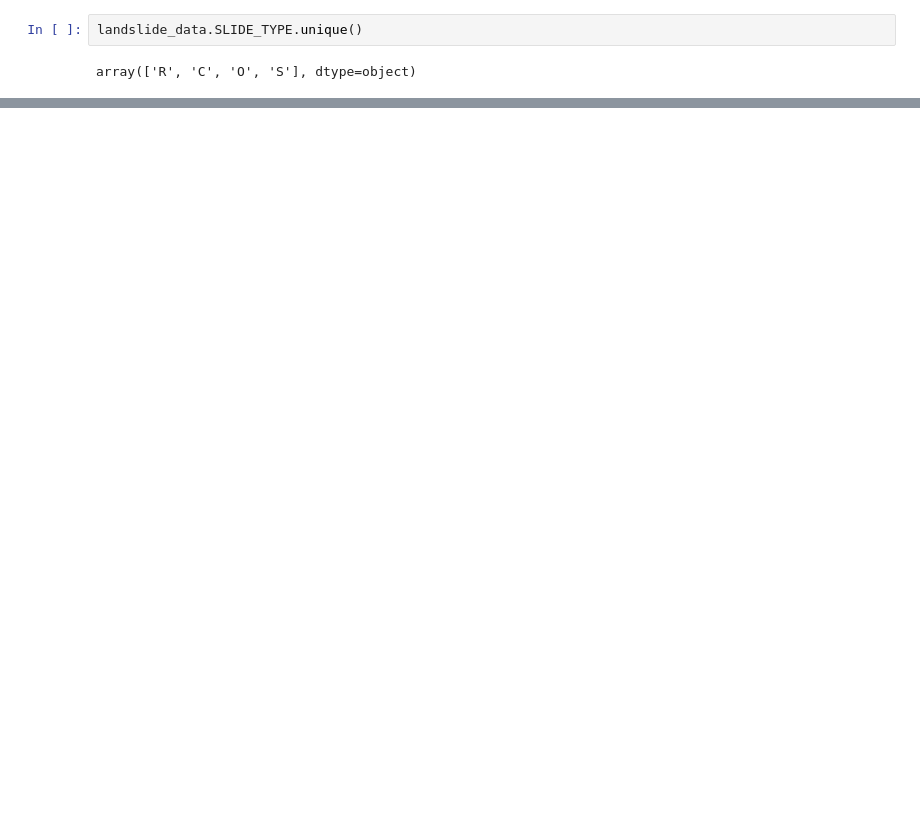
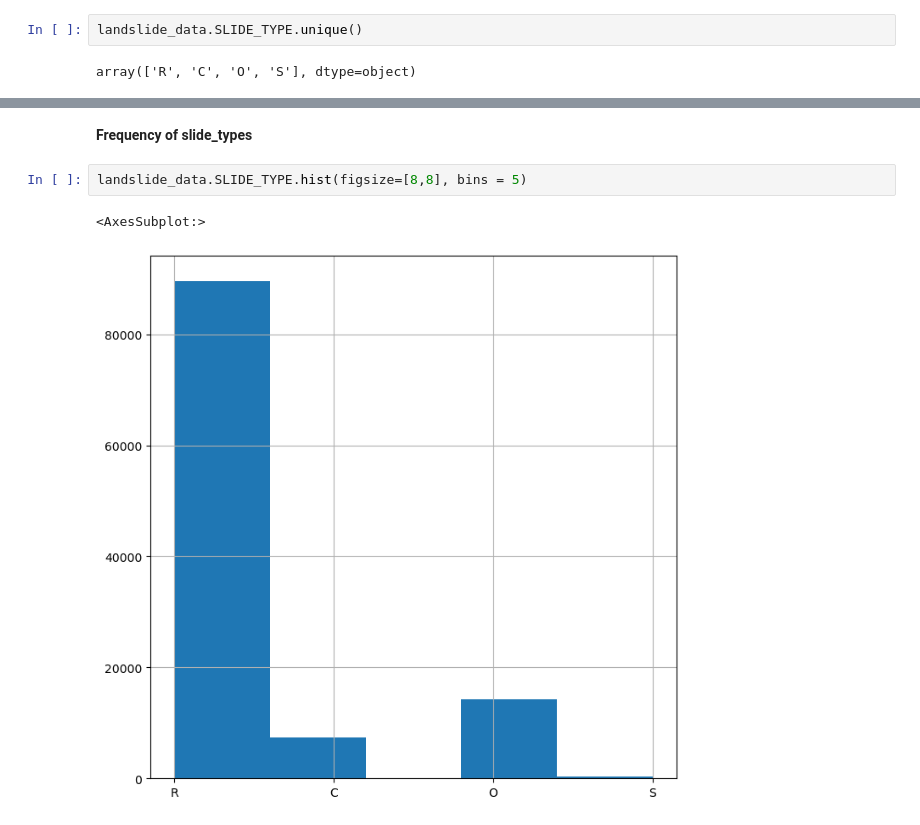
Before and after one commit to KoketsoMangwale/Landslide-Insights, a Jupyter notebook: landslide_analysis.ipynb, the cells around one changed output, grey strips where cells are left out. Saved outputs shown, nothing was run; the diff lists cells and outputs as text; blank space fills up the shorter version.

```diff
--- a/landslide_analysis.ipynb
+++ b/landslide_analysis.ipynb
@@ -168,0 +263,7 @@ plt.show()
+# %% [markdown]
+__Frequency of slide_types__
+# %%
+landslide_data.SLIDE_TYPE.hist(figsize=[8,8], bins = 5)
+# %% [output]
+<AxesSubplot:>
+[figure, added]
```
Also changed, not shown: parts of 46 cells of this notebook.
